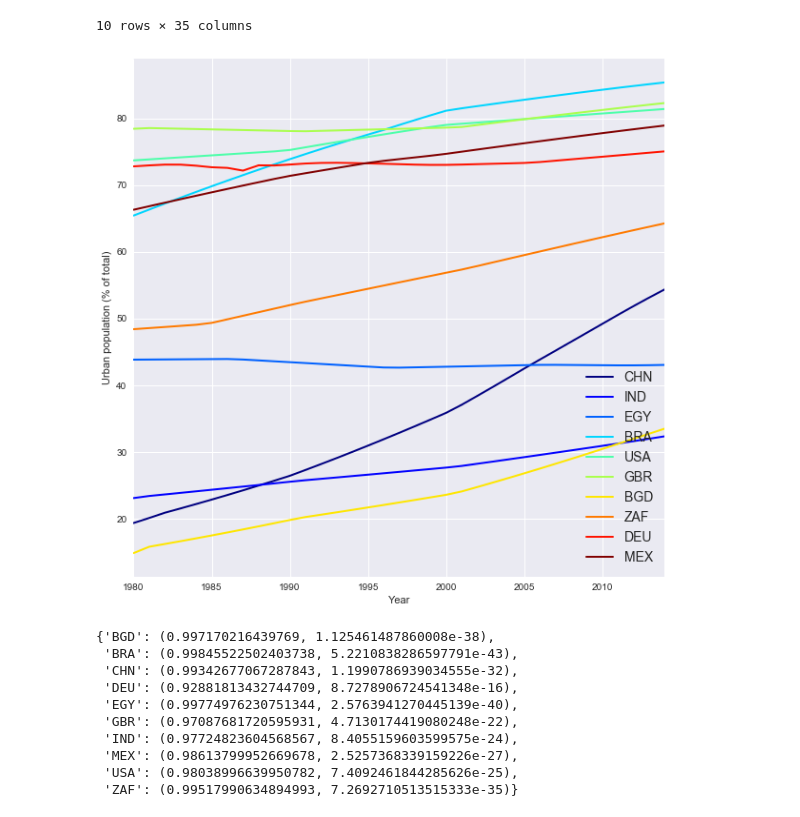
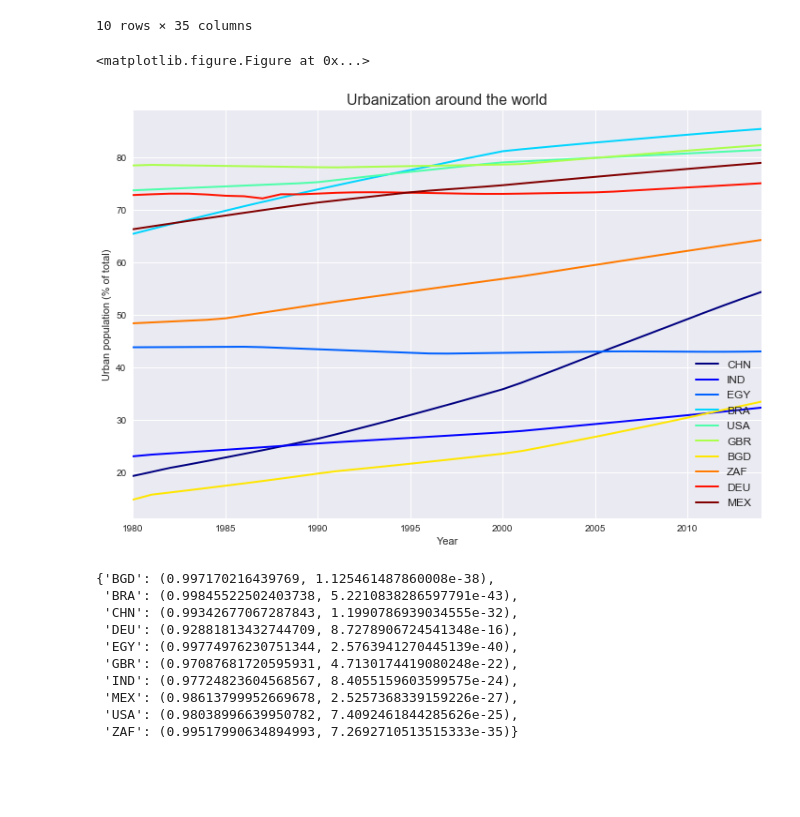
Before and after one commit to victorsette/WorldDiabetes, a Jupyter notebook: WorldDiabetes.ipynb, the cells around one changed output. Drawn from its saved outputs; the diff is of its cells as text; code cells hidden in the pictures; blank space fills up the shorter version.

Commit message:
plots

```diff
--- a/WorldDiabetes.ipynb
+++ b/WorldDiabetes.ipynb
@@ -110,9 +110,12 @@ urb
 | MEX | 66.339 | 66.870 | 67.396 | 67.919 | 68.437 | 68.950 | 69.459 | 69.963 | 70.462 | 70.956 | ... | ... |
 10 rows × 35 columns
 # %%
-urb.T.plot(figsize=(10, 10), cmap=plt.cm.jet, linewidth=2)
+fig = plt.figure()
+urb.T.plot(figsize=(12, 8), cmap=plt.cm.jet, linewidth=2)
 plt.ylabel('Urban population (% of total)')
-plt.legend(fontsize = 14)
+plt.legend(fontsize = 12, loc='best')
+plt.title('Urbanization around the world', fontsize=16)
 plt.show()
 # %% [output]
+<matplotlib.figure.Figure at 0x...>
-[figure, old version]
+[figure, new version]
```
Also changed, not shown: parts of 3 cells of this notebook, 2 other files.
